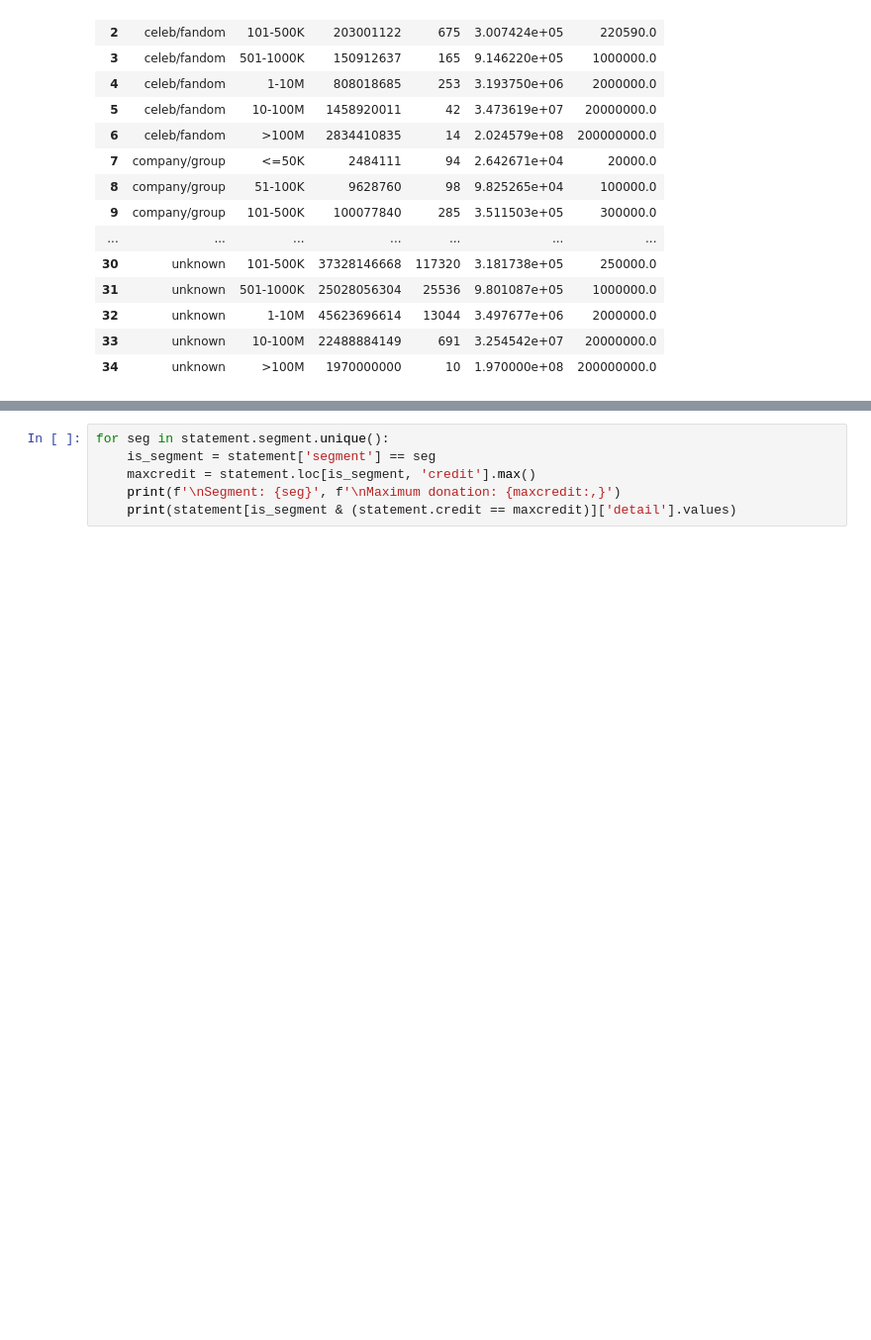
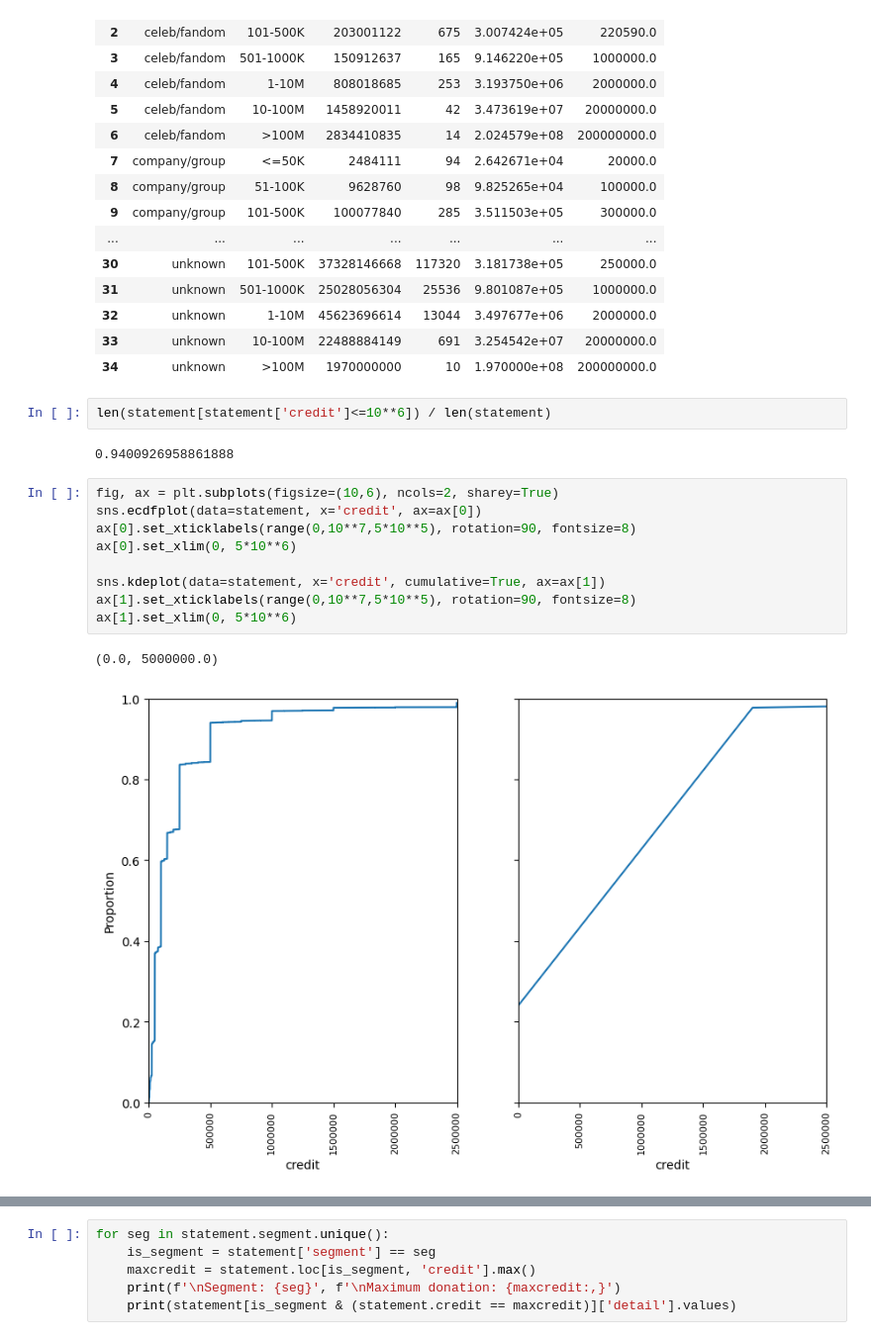
Before and after one commit to letatnhien1912/Yagi-Donation-Analysis, a Jupyter notebook: data_analysis.ipynb, the cells around one changed output, grey strips where cells are left out. Shown at 99% size. Drawn from its saved outputs; the diff is of its cells as text; blank space fills up the shorter version.

```diff
--- a/data_analysis.ipynb
+++ b/data_analysis.ipynb
@@ -144,6 +144,22 @@ gb_segment_bucket
 | 32 | unknown | 1-10M | 45623696614 | 13044 | 3.497677e+06 | 2000000.0 |
 | 33 | unknown | 10-100M | 22488884149 | 691 | 3.254542e+07 | 20000000.0 |
 | 34 | unknown | >100M | 1970000000 | 10 | 1.970000e+08 | 200000000.0 |
+# %%
+len(statement[statement['credit']<=10**6]) / len(statement)
+# %% [output]
+0.9400926958861888
+# %%
+fig, ax = plt.subplots(figsize=(10,6), ncols=2, sharey=True)
+sns.ecdfplot(data=statement, x='credit', ax=ax[0])
+ax[0].set_xticklabels(range(0,10**7,5*10**5), rotation=90, fontsize=8)
+ax[0].set_xlim(0, 5*10**6)
+
+sns.kdeplot(data=statement, x='credit', cumulative=True, ax=ax[1])
+ax[1].set_xticklabels(range(0,10**7,5*10**5), rotation=90, fontsize=8)
+ax[1].set_xlim(0, 5*10**6)
+# %% [output]
+(0.0, 5000000.0)
+[figure, added]
 # %%
 # Create subplots with two rows
 fig, ax = plt.subplots(figsize=(15, 7), nrows=2, ncols=2)
```
Also changed, not shown: parts of 1 cell of this notebook, 1 other file.
